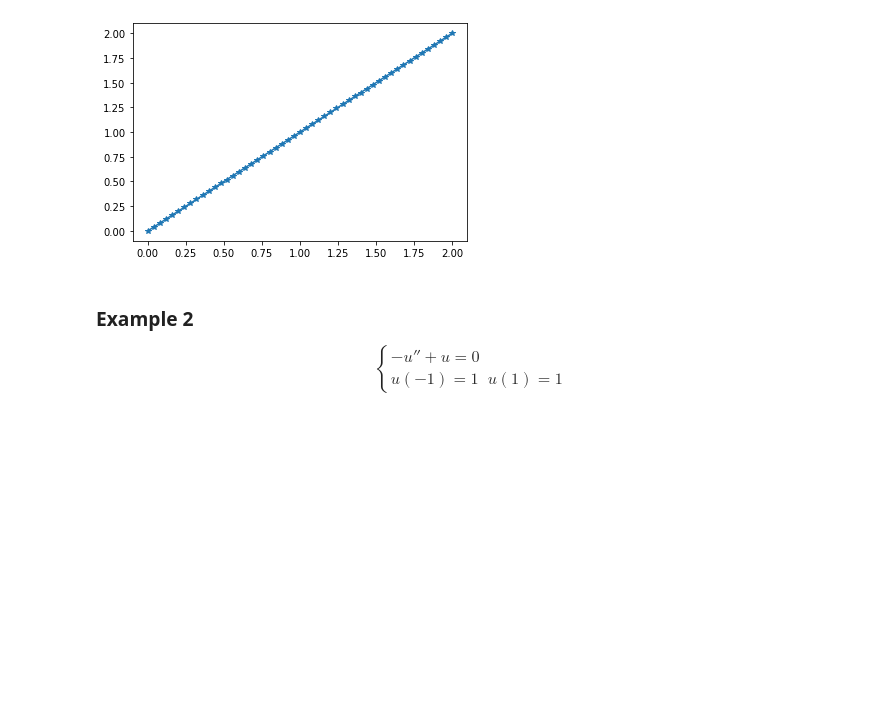
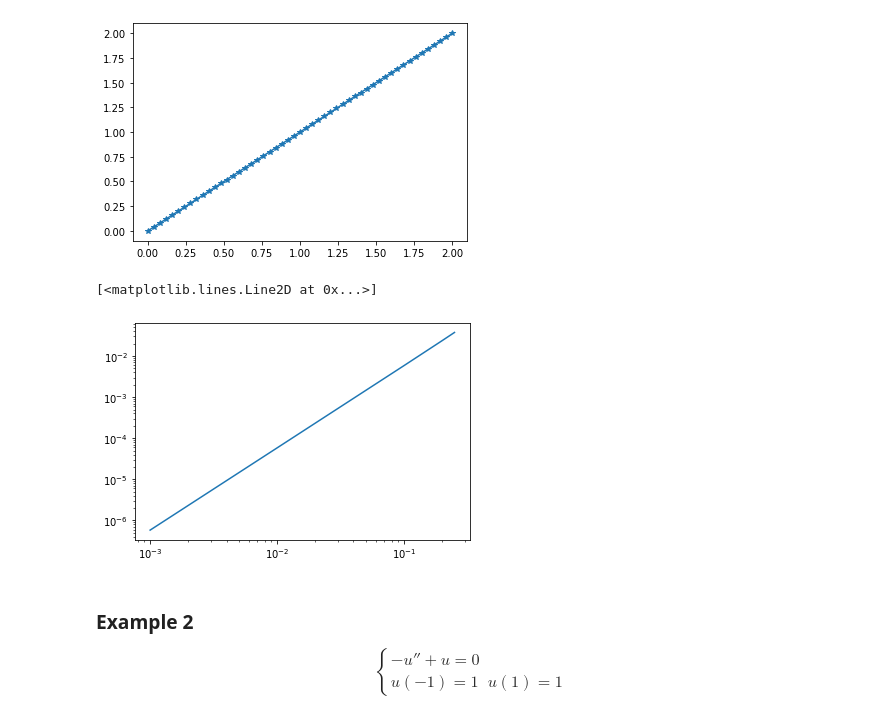
Before and after one commit to UZerbinati/Suite, a Jupyter notebook: Docs/PDE/FiniteDifferenceElliptic.ipynb, the cells around one changed output. Saved outputs shown, nothing was run; the diff lists cells and outputs as text; code cells hidden in the pictures; blank space fills up the shorter version.

Commit message:
Added higher order finite difference

```diff
--- a/Docs/PDE/FiniteDifferenceElliptic.ipynb
+++ b/Docs/PDE/FiniteDifferenceElliptic.ipynb
@@ -14,6 +14,14 @@ from suite import *
 sys.path.append('../../Py/GUI')
 from suiteGUI import *
 from math import exp
+import numpy as np
+from scipy.linalg import solve
+def spmat2npmat(M):
+    Mnp = np.eye(M.Height())
+    for i in range(0,M.Width()):
+        for j in range(0,M.Height()):
+            Mnp[i,j]=M[i+1,j+1]
+    return Mnp
 # %% [markdown]
 We first define the geometry of the problem and create a mesh of uniform size 0.01,
 # %%
@@ -131,6 +139,44 @@ Draw(ue,mesh,1)
 # %% [output]
 (0.000000,0.400000,0.800000,1.200000,1.600000,2.000000)
 [figure]
+# %%
+def solveBVP(h):
+    I = line(0.0,1.0)
+    mesh = Mesh(1);
+    mesh.UniformMesh(I,h)
+    u0 = MeshFunction(mesh,1)
+    u0.pushFunction(lambda p: [p[0]])
+    u0_vec = u0.vec_export()
+    v0 = vec(u0_vec.len())
+    v0[1]=0.0;
+    v0[v0.len()]=0.0;
+    u0.vec_import(v0);
+    f = MeshFunction(mesh,1)
+    f.pushFunction(lambda p: [-(np.pi**2)*np.sin(np.pi*p[0])])
+    f_vec = f.vec_export()
+    bc = BoundaryCondition("DIRICHLET",u0)
+    fbc = bc.apply(f_vec);
+    FD = FiniteDifference(mesh)
+    M = FD.LaplaceOp(bc)+FD.BoundaryOp(bc);
+    uhnp = solve(spmat2npmat(M),np.array(fbc.to_Array()));
+    uh_vec = vec(u0_vec.len())
+    uh_vec.from_Array(uhnp)
+    u = MeshFunction(mesh,1)
+    u.pushFunction(lambda p: [np.sin(np.pi*p[0])])
+    u_vec = u.vec_export()
+    err = MeshFunction(mesh,1)
+    err.pushFunction(lambda p: [0])
+    err.vec_import(u_vec+(-1)*uh_vec)
+    err_vec = err.vec_export()
+    return err.norm(2);
+# %%
+E = []
+for h in [0.25,0.2,0.1,0.01,0.005,0.001]:
+     E = E+[solveBVP(h)];
+plt.loglog([0.25,0.2,0.1,0.01,0.005,0.001],E)
+# %% [output]
+[<matplotlib.lines.Line2D at 0x...>]
+[figure, added]
 # %% [markdown]
 ### Example 2
 $$\begin{cases}-u'' + u = 0\\u(-1)=1\;\;u(1)=1\end{cases}$$
```
Also changed, not shown: parts of 2 cells of this notebook, 22 other files.
